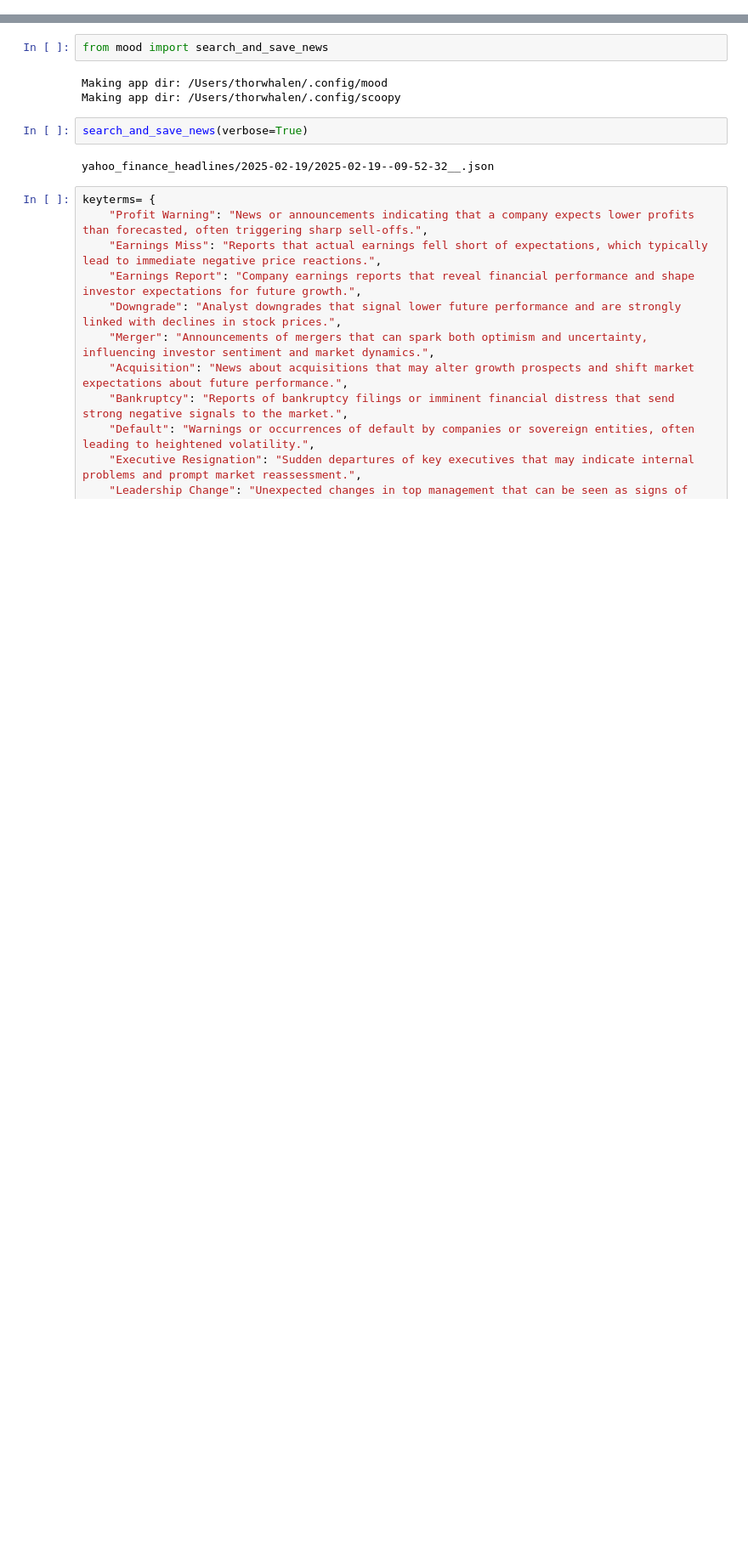
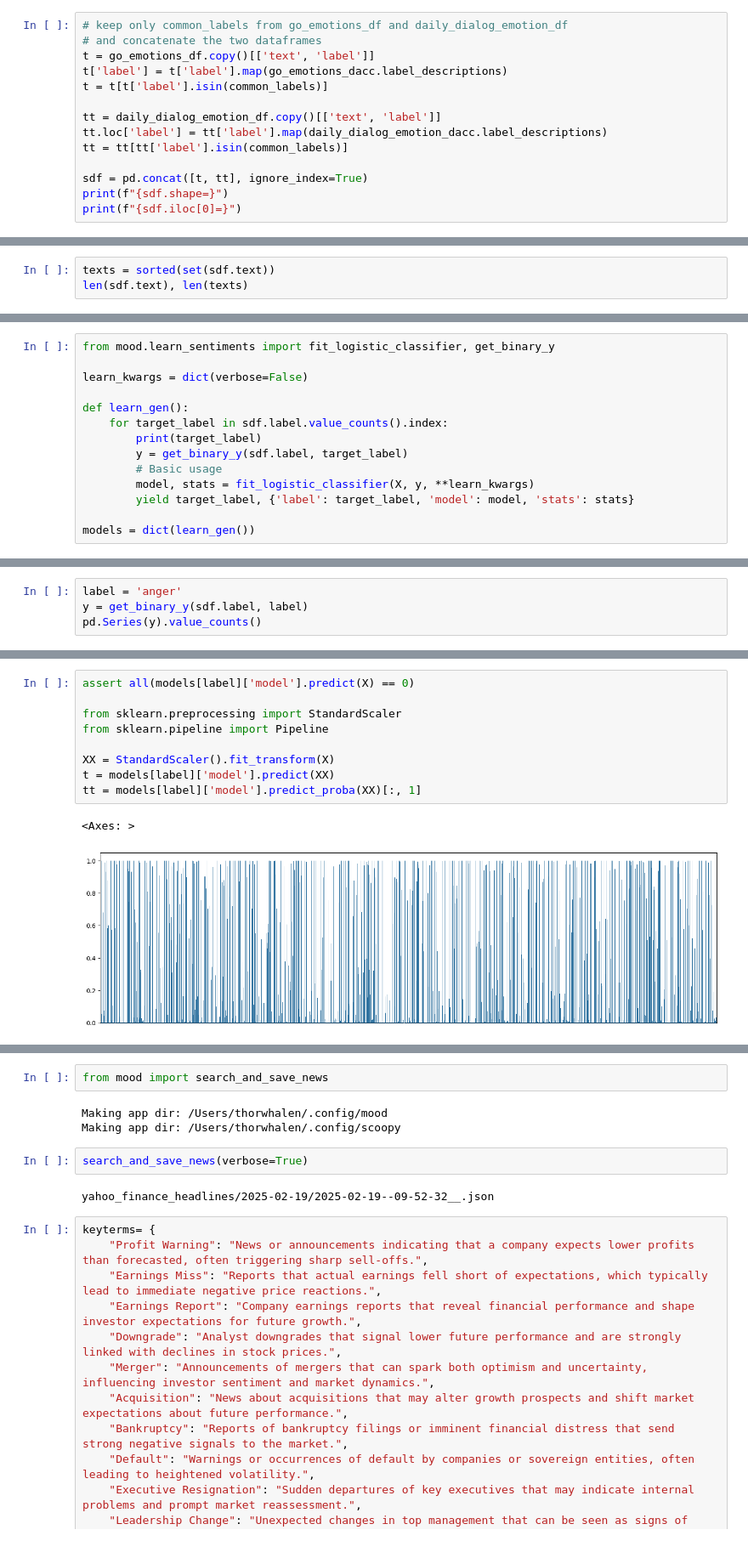
Before and after one commit to thorwhalen/mood, a Jupyter notebook: misc/mood_wip.ipynb, the cells around one changed output, grey strips where cells are left out. Shown at 85% size. Saved outputs shown, nothing was run; the diff lists cells and outputs as text; blank space fills up the shorter version.

Commit message:
wip: learn sentiments, with standardscale

```diff
--- a/misc/mood_wip.ipynb
+++ b/misc/mood_wip.ipynb
@@ -0,0 +194,14 @@
+# %%
+# keep only common_labels from go_emotions_df and daily_dialog_emotion_df
+# and concatenate the two dataframes
+t = go_emotions_df.copy()[['text', 'label']]
+t['label'] = t['label'].map(go_emotions_dacc.label_descriptions)
+t = t[t['label'].isin(common_labels)]
+
+tt = daily_dialog_emotion_df.copy()[['text', 'label']]
+tt.loc['label'] = tt['label'].map(daily_dialog_emotion_dacc.label_descriptions)
+tt = tt[tt['label'].isin(common_labels)]
+
+sdf = pd.concat([t, tt], ignore_index=True)
+print(f"{sdf.shape=}")
+print(f"{sdf.iloc[0]=}")
@@ -0,0 +223,3 @@
+# %%
+texts = sorted(set(sdf.text))
+len(sdf.text), len(texts)
@@ -0,0 +301,14 @@
+# %%
+from mood.learn_sentiments import fit_logistic_classifier, get_binary_y
+
+learn_kwargs = dict(verbose=False)
+
+def learn_gen():
+    for target_label in sdf.label.value_counts().index:
+        print(target_label)
+        y = get_binary_y(sdf.label, target_label)
+        # Basic usage
+        model, stats = fit_logistic_classifier(X, y, **learn_kwargs)
+        yield target_label, {'label': target_label, 'model': model, 'stats': stats}
+
+models = dict(learn_gen())
@@ -0,0 +342,4 @@
+# %%
+label = 'anger'
+y = get_binary_y(sdf.label, label)
+pd.Series(y).value_counts()
@@ -0,0 +350,12 @@
+# %%
+assert all(models[label]['model'].predict(X) == 0)
+
+from sklearn.preprocessing import StandardScaler
+from sklearn.pipeline import Pipeline
+
+XX = StandardScaler().fit_transform(X)
+t = models[label]['model'].predict(XX)
+tt = models[label]['model'].predict_proba(XX)[:, 1]
+# %% [output]
+<Axes: >
+[figure, added]
```
Also changed, not shown: parts of 47 cells of this notebook, 4 other files.
